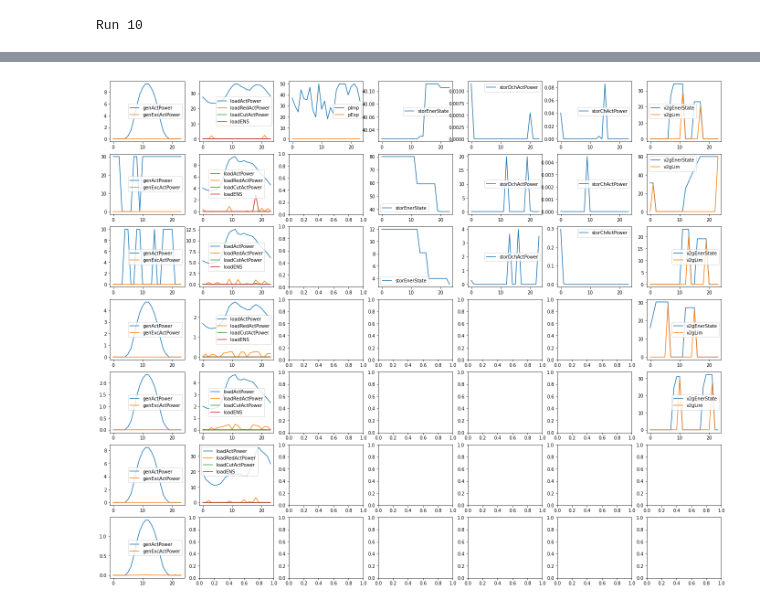
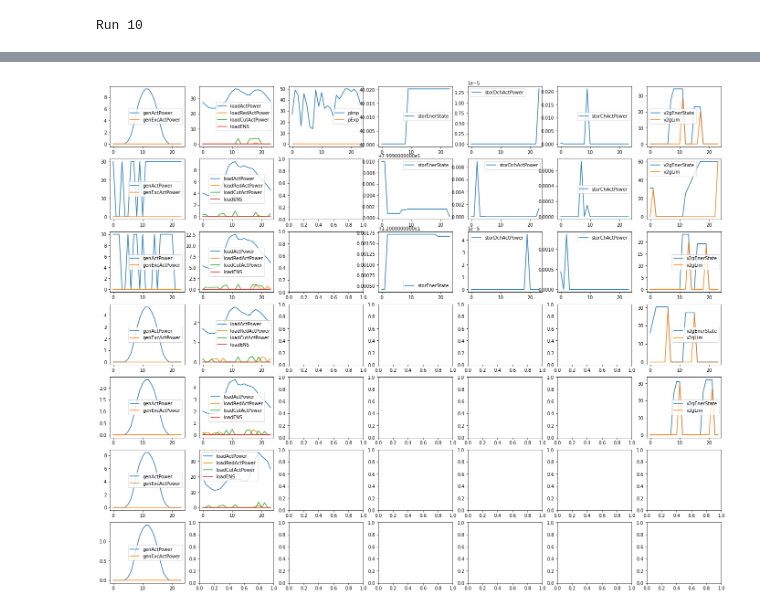
Before and after one commit to ECGomes/eso_project, a Jupyter notebook: battery_hyde-df-Refactor.ipynb, the cells around one changed output, grey strips where cells are left out. Cells and saved outputs as stored; diff of their text form; code cells hidden in the pictures.

Commit message:
Fixed storage discharge cost on degradation

```diff
--- a/battery_hyde-df-Refactor.ipynb
+++ b/battery_hyde-df-Refactor.ipynb
@@ -1751,11 +1757,11 @@ dict_par = {'genLimit': genLimit,
             'load': _Load,
             'stor': _stor,
             'v2g': _v2g,
-            'cs': _cs}
+            'cs': _cs,
             #'storPieceSegments': np.array([1, 2, 3]),
-            #'storCapCost': np.array([5000, 10000, 1500]),
+            'storCapCost': storInfo[:, 5] * 0.00105,
             #'storCyclesMult': np.array([1000, 1200, 700]),
-            #'v2gCapCost': v2gInfo[:, 4] * 100,
+            'v2gCapCost': v2gInfo[:, 4] * 0.00105}
             #'v2gCyclesMult': np.array([1000, 1000, 1000, 1000, 1000])}
 encoded_pars = encode(dict_par)
 encoded_pars = encoded_pars.astype(float)
@@ -1871,7 +1877,7 @@ decoded_shaped = decode(encoded_shaped, dict_var)
 
 N_RUNS = 10
 
-deParams = DEParams(I_NP=10, I_itermax=int(2e4), F_CR=0.9, I_bnd_constr=1)
+deParams = DEParams(I_NP=5, I_itermax=int(2e4), F_CR=0.9, I_bnd_constr=1)
 otherParams = OtherParameters(objfun=None, lowerlimit=encoded_minvals, upperlimit=encoded_maxvals,
                               dim=encode(dict_var).shape[0],
                               var_dictionary=decoded_vars, param_dictionary=decoded_pars,
@@ -1940,7 +1946,7 @@ trial_results
 # %%
 fig, axs = plt.subplots(nrows=7, ncols=7, figsize=(24, 20))
 
-PLOT_SOLUTION = 9
+PLOT_SOLUTION = 6
 temp_sol = list_best_instances[PLOT_SOLUTION]
 
 for i in np.arange(7):
@@ -1956,34 +1962,34 @@ for i in np.arange(6):
     axs[i, 1].plot(temp_sol.loadCutActPower[i])
     axs[i, 1].plot(temp_sol.loadENS[i])
     axs[i, 1].legend(['loadActPower', 'loadRedActPower', 'loadCutActPower', 'loadENS'])
 
 
 axs[0, 2].plot(temp_sol.pImp)
 axs[0, 2].plot(temp_sol.pExp)
 axs[0, 2].legend(['pImp', 'pExp'])
 
 
 for i in range(3):
     axs[i, 3].plot(temp_sol.storEnerState[i])
     axs[i, 3].legend(['storEnerState'])
 
 for i in range(3):
     axs[i, 4].plot(temp_sol.storDchActPower[i])
     axs[i, 4].legend(['storDchActPower'])
 
 for i in range(3):
     axs[i, 5].plot(temp_sol.storChActPower[i])
     axs[i, 5].legend(['storChActPower'])
 
 for i in range(5):
     axs[i, 6].plot(temp_sol.v2gEnerState[i])
     axs[i, 6].plot(v2gLimit[i, :, 2])
     axs[i, 6].legend(['v2gEnerState', 'v2gLim'])
 
 
 plt.show()
 # %% [output]
-[figure, old version]
+[figure, new version]
 # %%
 # Total import costs
 
```
Also changed, not shown: parts of 5 cells of this notebook.
